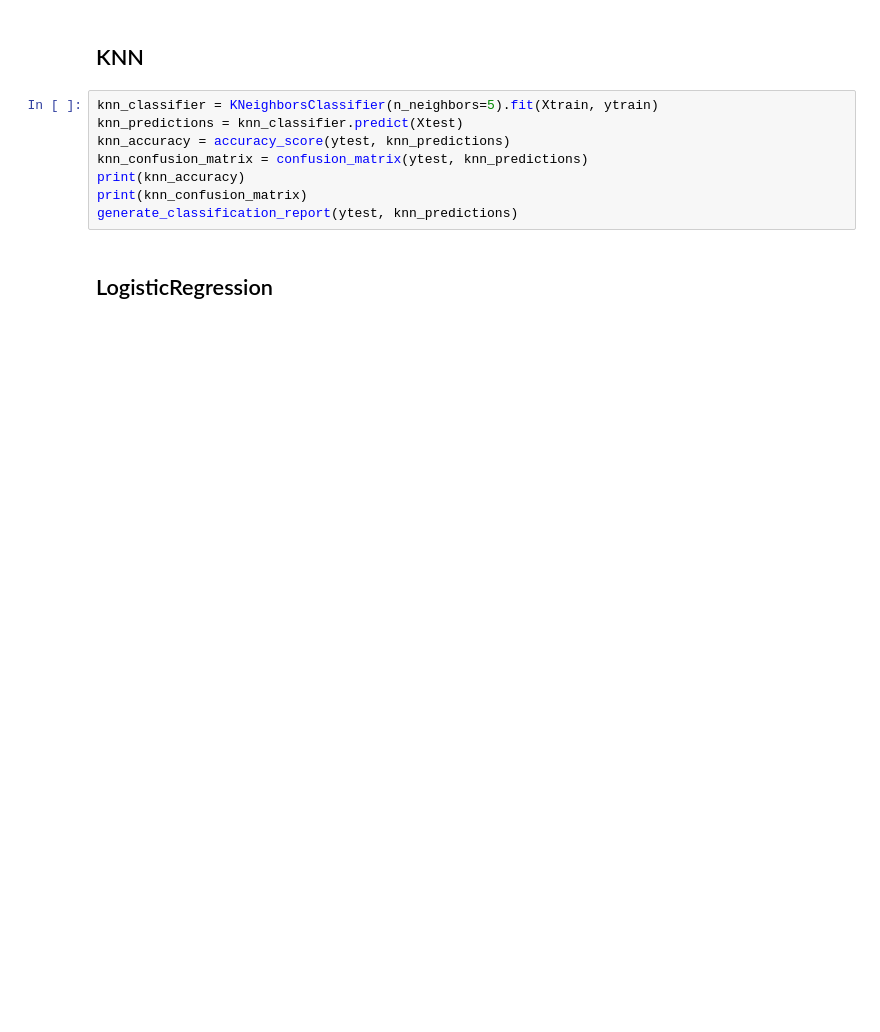
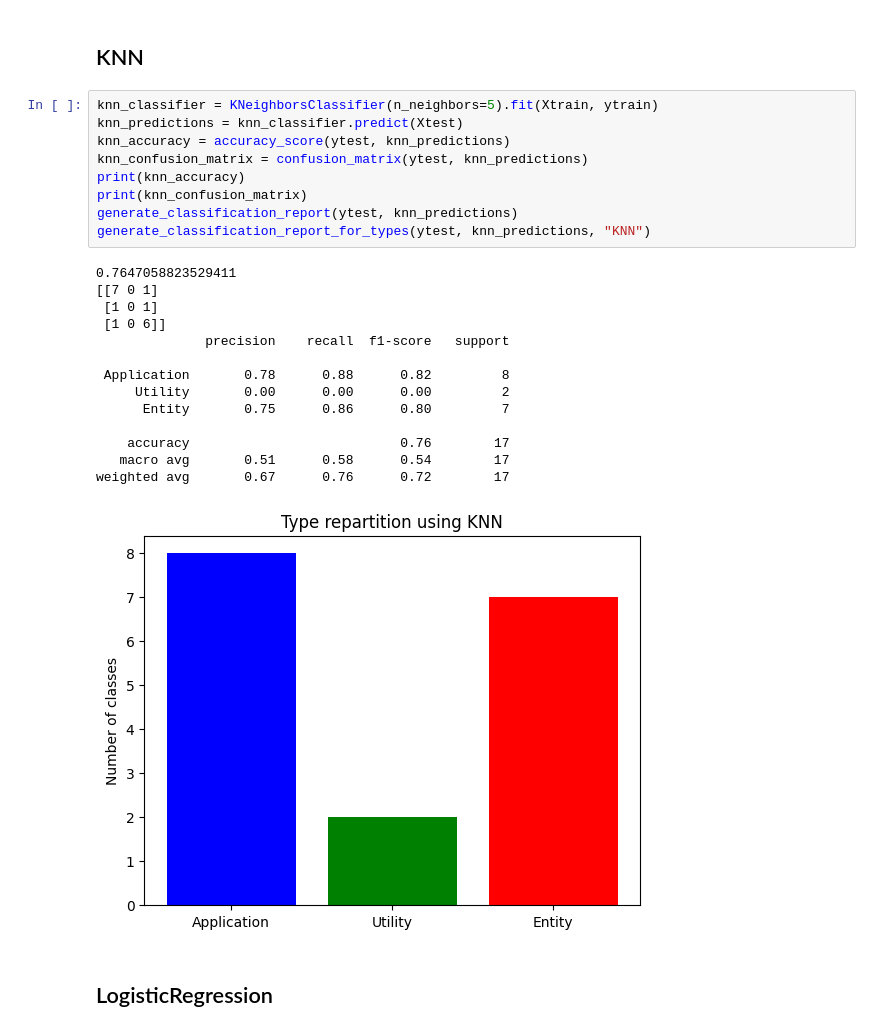
Before and after one commit to pobeaulieu/MicroserviceML, a Jupyter notebook: playground_phase_1.ipynb, the cells around one changed output. Drawn from its saved outputs; the diff is of its cells as text; blank space fills up the shorter version.

```diff
--- a/playground_phase_1.ipynb
+++ b/playground_phase_1.ipynb
@@ -185,11 +280,27 @@ generate_classification_report(ytest, svm_predictions)
 # %%
 knn_classifier = KNeighborsClassifier(n_neighbors=5).fit(Xtrain, ytrain)
 knn_predictions = knn_classifier.predict(Xtest)
 knn_accuracy = accuracy_score(ytest, knn_predictions)
 knn_confusion_matrix = confusion_matrix(ytest, knn_predictions)
 print(knn_accuracy)
 print(knn_confusion_matrix)
 generate_classification_report(ytest, knn_predictions)
+generate_classification_report_for_types(ytest, knn_predictions, "KNN")
+# %% [output]
+0.7647058823529411
+[[7 0 1]
+ [1 0 1]
+ [1 0 6]]
+              precision    recall  f1-score   support
+
+ Application       0.78      0.88      0.82         8
+     Utility       0.00      0.00      0.00         2
+      Entity       0.75      0.86      0.80         7
+
+    accuracy                           0.76        17
+   macro avg       0.51      0.58      0.54        17
+weighted avg       0.67      0.76      0.72        17
+[figure, added]
 # %% [markdown]
 ## LogisticRegression
 # %%
```
Also changed, not shown: parts of 13 cells of this notebook, 1 other file.
